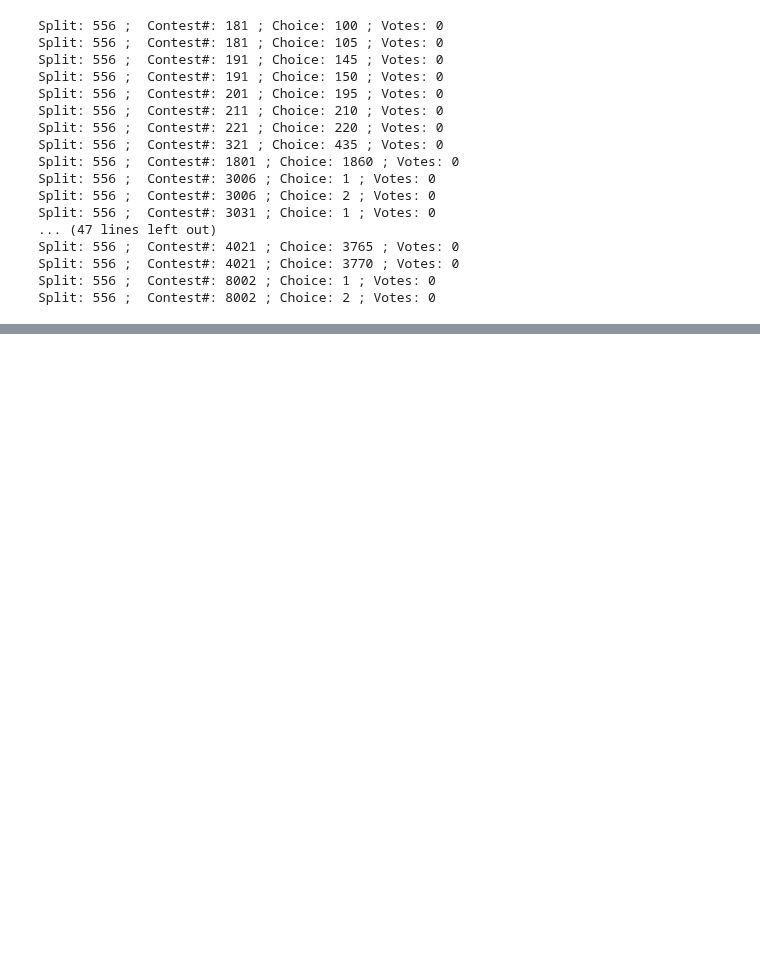
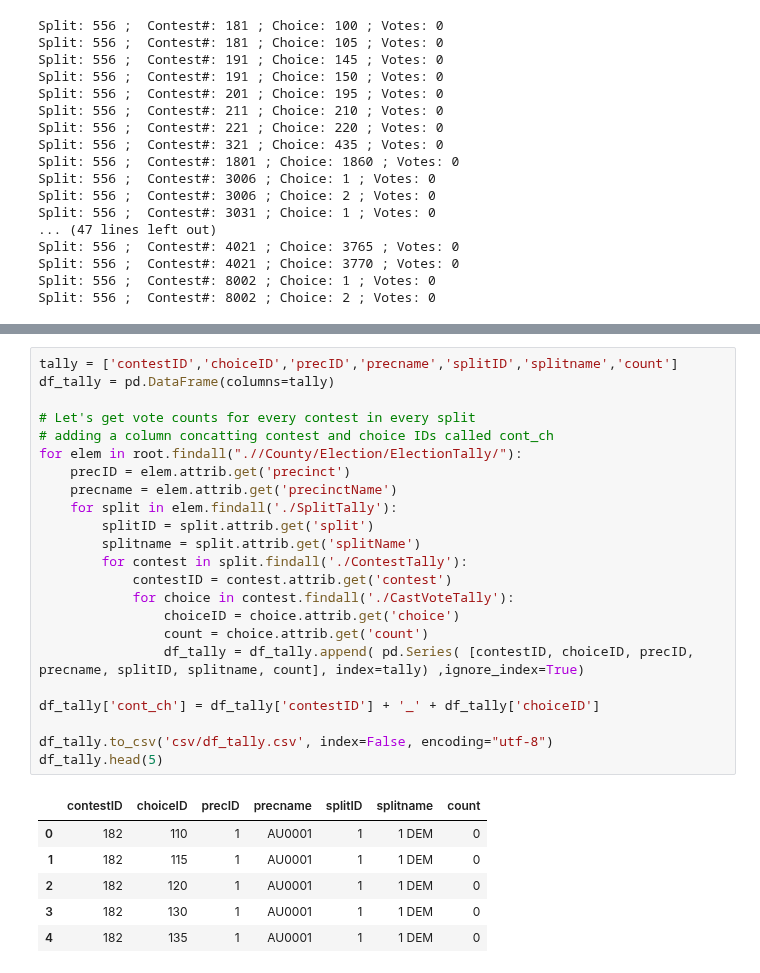
Before and after one commit to dailyherald/elecXML, a Jupyter notebook: kanexml.ipynb, the cells around one changed output, grey strips where cells are left out. Cells and saved outputs as stored; diff of their text form; blank space fills up the shorter version.

```diff
--- a/kanexml.ipynb
+++ b/kanexml.ipynb
@@ -255,0 +267,30 @@ df_splitcont.head(5)
+# %%
+tally = ['contestID','choiceID','precID','precname','splitID','splitname','count']
+df_tally = pd.DataFrame(columns=tally)
+
+# Let's get vote counts for every contest in every split
+# adding a column concatting contest and choice IDs called cont_ch
+for elem in root.findall(".//County/Election/ElectionTally/"):
+    precID = elem.attrib.get('precinct')
+    precname = elem.attrib.get('precinctName')
+    for split in elem.findall('./SplitTally'):
+        splitID = split.attrib.get('split')
+        splitname = split.attrib.get('splitName')
+        for contest in split.findall('./ContestTally'):
+            contestID = contest.attrib.get('contest')
+            for choice in contest.findall('./CastVoteTally'):
+                choiceID = choice.attrib.get('choice')
+                count = choice.attrib.get('count')
+                df_tally = df_tally.append( pd.Series( [contestID, choiceID, precID, precname, splitID, splitname, count], index=tally) ,ignore_index=True)
+
+df_tally['cont_ch'] = df_tally['contestID'] + '_' + df_tally['choiceID']
+
+df_tally.to_csv('csv/df_tally.csv', index=False, encoding="utf-8")
+df_tally.head(5)
+# %% [output]
+|  | contestID | choiceID | precID | precname | splitID | splitname | count |
+| 0 | 182 | 110 | 1 | AU0001 | 1 | 1 DEM | 0 |
+| 1 | 182 | 115 | 1 | AU0001 | 1 | 1 DEM | 0 |
+| 2 | 182 | 120 | 1 | AU0001 | 1 | 1 DEM | 0 |
+| 3 | 182 | 130 | 1 | AU0001 | 1 | 1 DEM | 0 |
+| 4 | 182 | 135 | 1 | AU0001 | 1 | 1 DEM | 0 |
```
Also changed, not shown: parts of 8 cells of this notebook, 21 other files.
